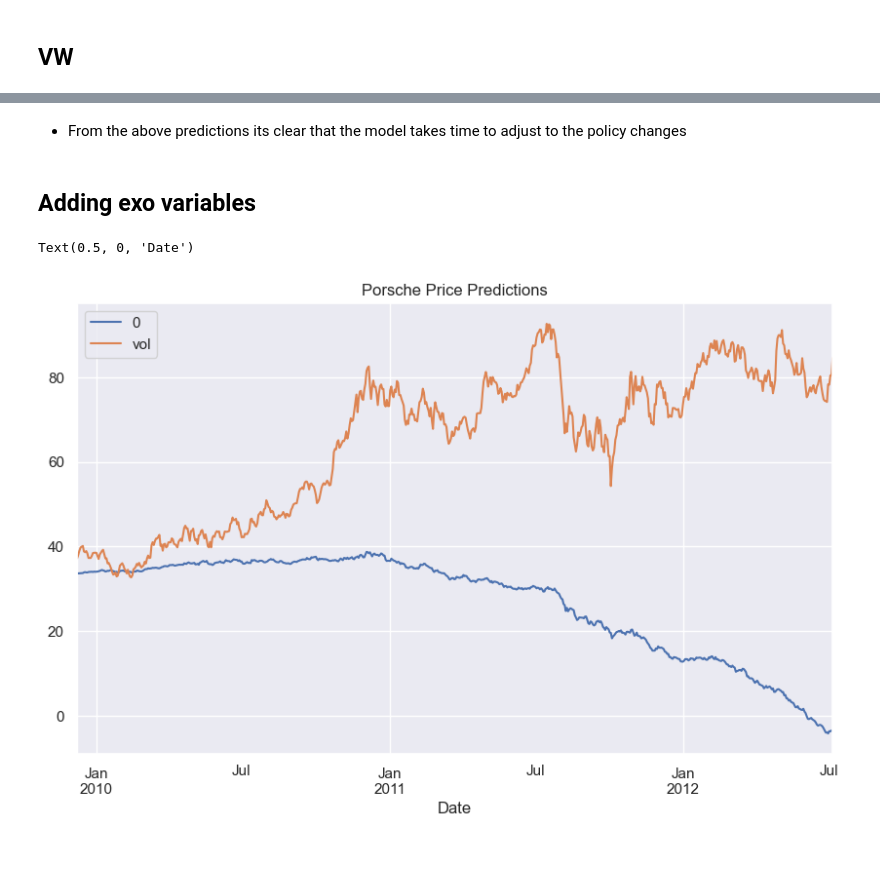
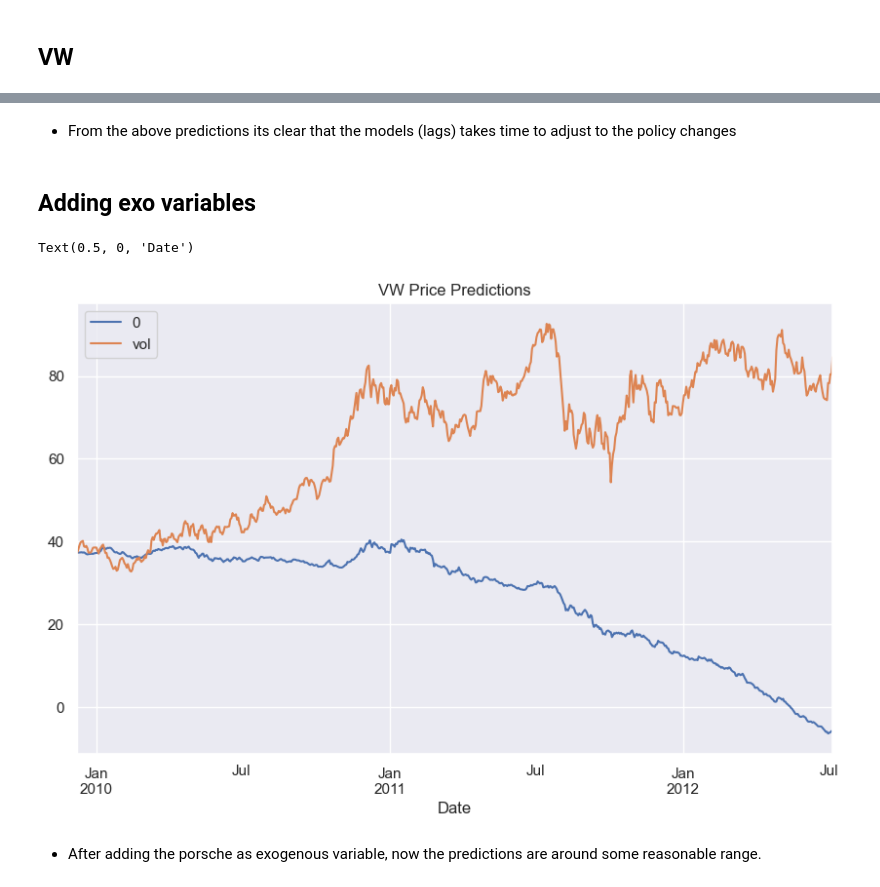
Before and after one commit to niranjan-kamal/time_series_models, a Jupyter notebook: VW_buyout_of_Porche_case_study.ipynb, the cells around one changed output, grey strips where cells are left out. Saved outputs shown, nothing was run; the diff lists cells and outputs as text; code cells hidden in the pictures; blank space fills up the shorter version.

```diff
--- a/VW_buyout_of_Porche_case_study.ipynb
+++ b/VW_buyout_of_Porche_case_study.ipynb
@@ -451,21 +467,23 @@ Text(0.5, 0, 'Date')
 # %% [markdown]
-* From the above predictions its clear that the model takes time to adjust to the policy changes
+* From the above predictions its clear that the models (lags) takes time to adjust to the policy changes
 # %% [markdown]
 ## Adding exo variables
 # %%
 model_auto_pred_pr = auto_arima(df.vol[start_date:announcement_1],X = df[['porsche']][start_date:announcement_1] ,m=5, max_p=5, max_q=5, max_P=5, max_Q=5, trend='ct')
 
-df_auto_pred_pr = pd.DataFrame(model_auto_pred_pr.predict(n_periods=len(df[announcement_1:announcement_2]),X = df[['bmw']][announcement_1:announcement_2] ),
+df_auto_pred_pr = pd.DataFrame(model_auto_pred_pr.predict(n_periods=len(df[announcement_1:announcement_2]),X = df[['porsche']][announcement_1:announcement_2] ),
                                index=df[announcement_1:announcement_2].index)
 
 # plot
-df_auto_pred_pr[announcement_1:announcement_2].plot(figsize=(10, 6), title='Porsche Price Predictions', legend=True)
-df.vol[announcement_1:announcement_2].plot(figsize=(10, 6), title='Porsche Price Predictions', legend=True)
-plt.title('Porsche Price Predictions')
+df_auto_pred_pr[announcement_1:announcement_2].plot(figsize=(10, 6), title='VW Price Predictions', legend=True)
+df.vol[announcement_1:announcement_2].plot(figsize=(10, 6), title='VW Price Predictions', legend=True)
+plt.title('VW Price Predictions')
 plt.xlabel('Date')
 # %% [output]
 Text(0.5, 0, 'Date')
-[figure, old version]
+[figure, new version]
+# %% [markdown]
+* After adding the porsche as exogenous variable, now the predictions are around some reasonable range.
 # %%
 model_auto_pred_pr = auto_arima(df.vol[start_date:announcement_1],X = df[['bmw']][start_date:announcement_1] ,m=5, max_p=5, max_q=5, max_P=5, max_Q=5, trend='ct')
 
```
Also changed, not shown: parts of 34 cells of this notebook.
